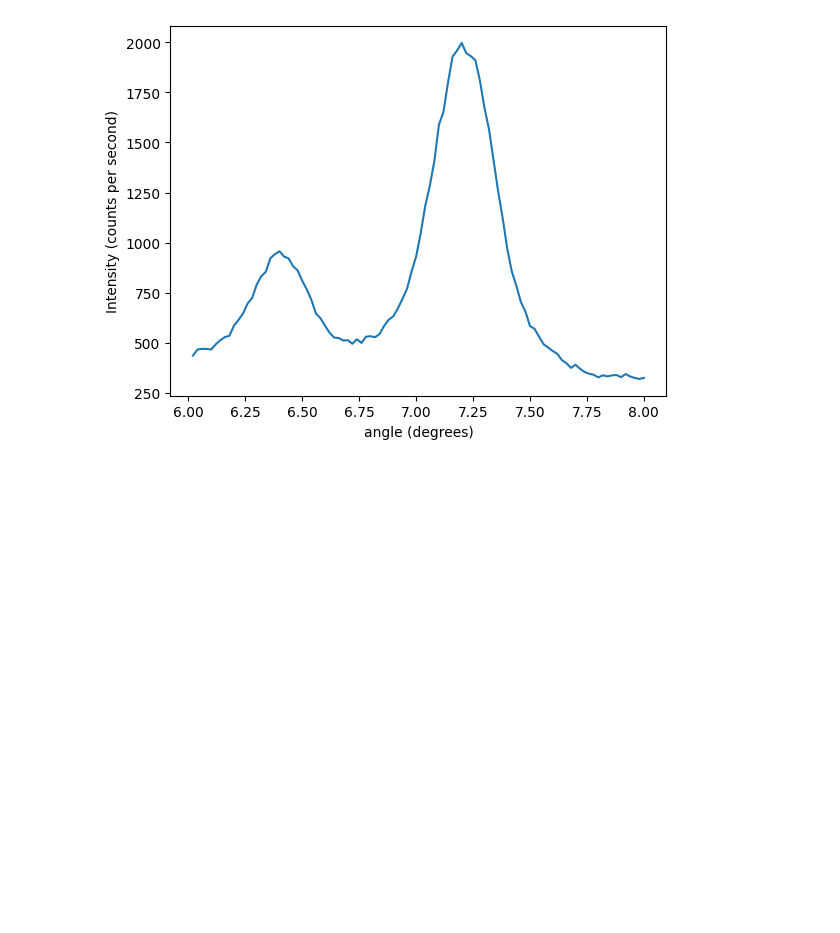
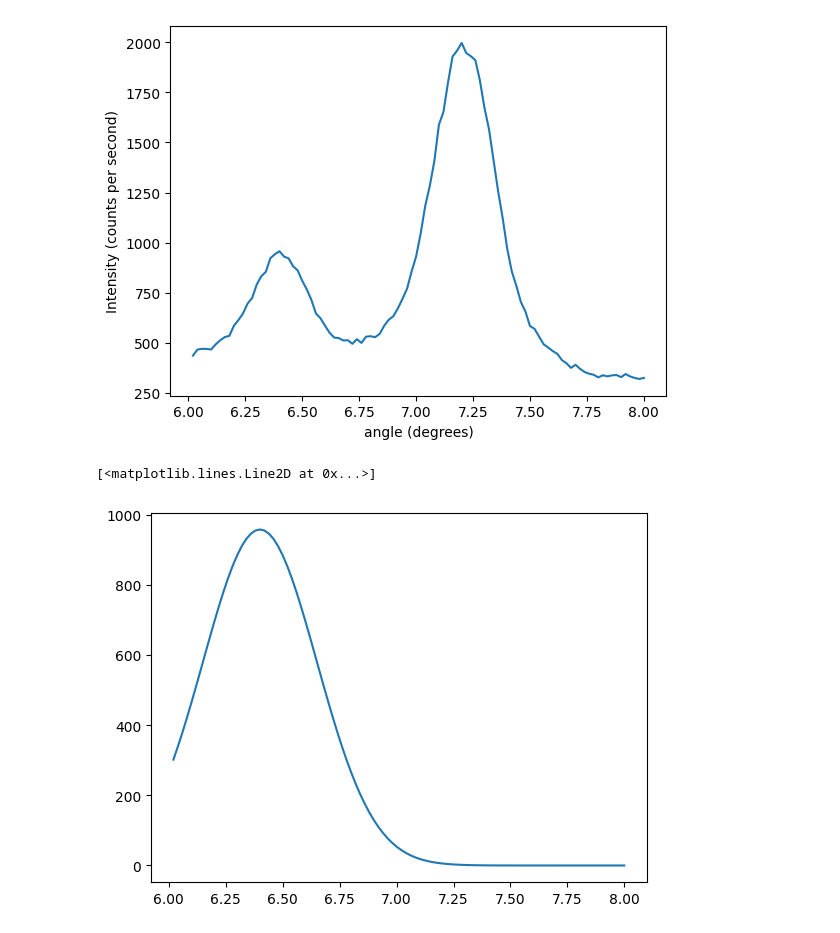
Before and after one commit to PX2145-2025/week-4-b-Morley-James, a Jupyter notebook: Curvefit.ipynb, the cells around one changed output. Cells and saved outputs as stored; diff of their text form; code cells hidden in the pictures; blank space fills up the shorter version.

```diff
--- a/Curvefit.ipynb
+++ b/Curvefit.ipynb
@@ -296,7 +299,17 @@ plt.ylabel("Intensity (counts per second)")
 # %% [output]
 Text(0, 0.5, 'Intensity (counts per second)')
 [figure]
-# %%
-#guess at gaussian fit
-Gau =
-Gau(x, intensity, mu, sigma)
+# %%
+#define gaussian function
+def Gau(x, I, mu, sigma):
+  return (I/(sigma * np.sqrt(2 * np.pi))) * np.exp((-(x-mu)**2)/(2 * (sigma**2)))
+# %%
+#guess at gaussian fit for peak 1
+p_guess = np.array([600, 6.4, 0.25])
+Gau_guess = Gau(selected_x, *p_guess)
+
+#plot guess
+plt.plot(selected_x, Gau_guess)
+# %% [output]
+[<matplotlib.lines.Line2D at 0x...>]
+[figure, added]
```
Also changed, not shown: parts of 6 cells of this notebook.
